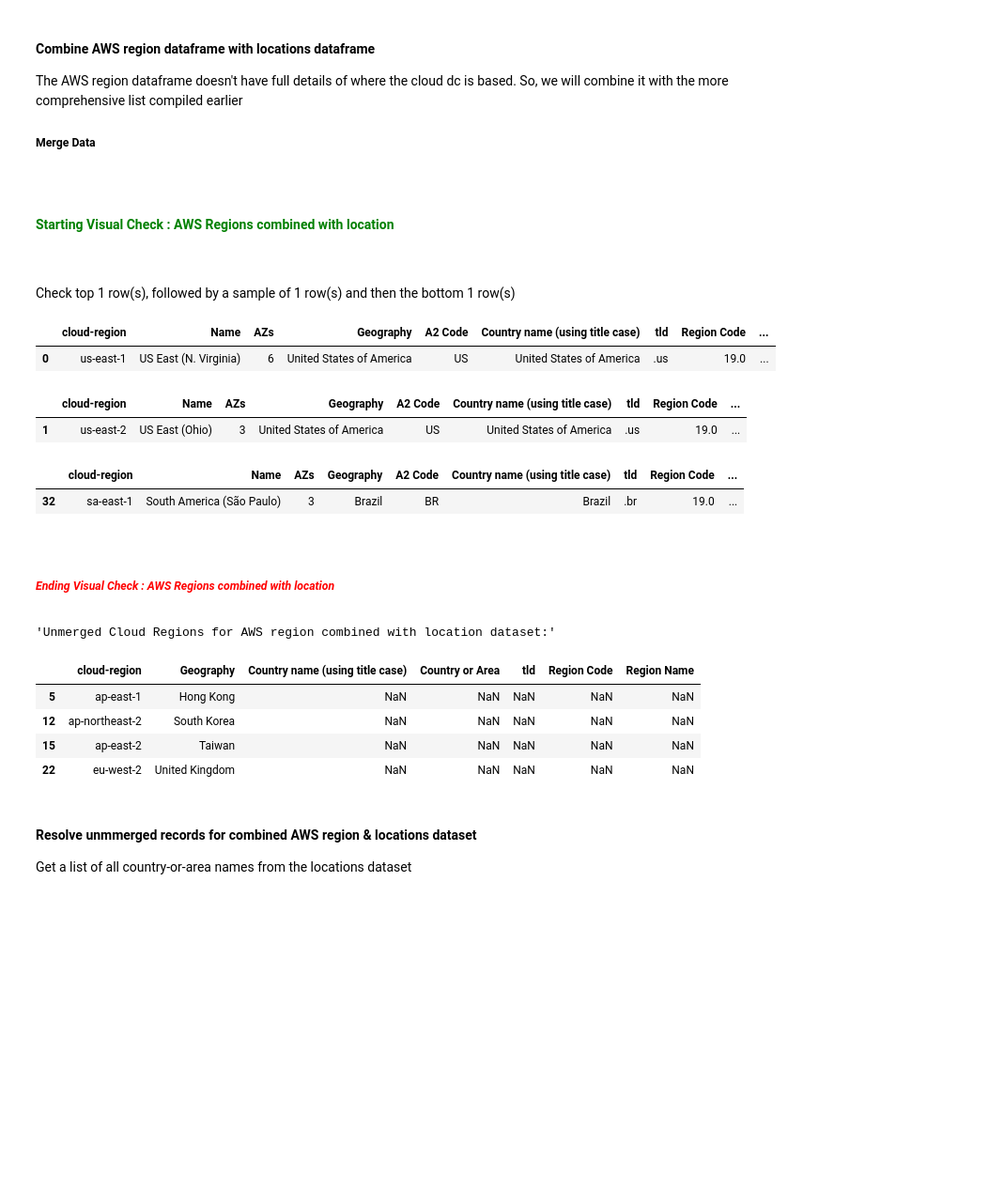
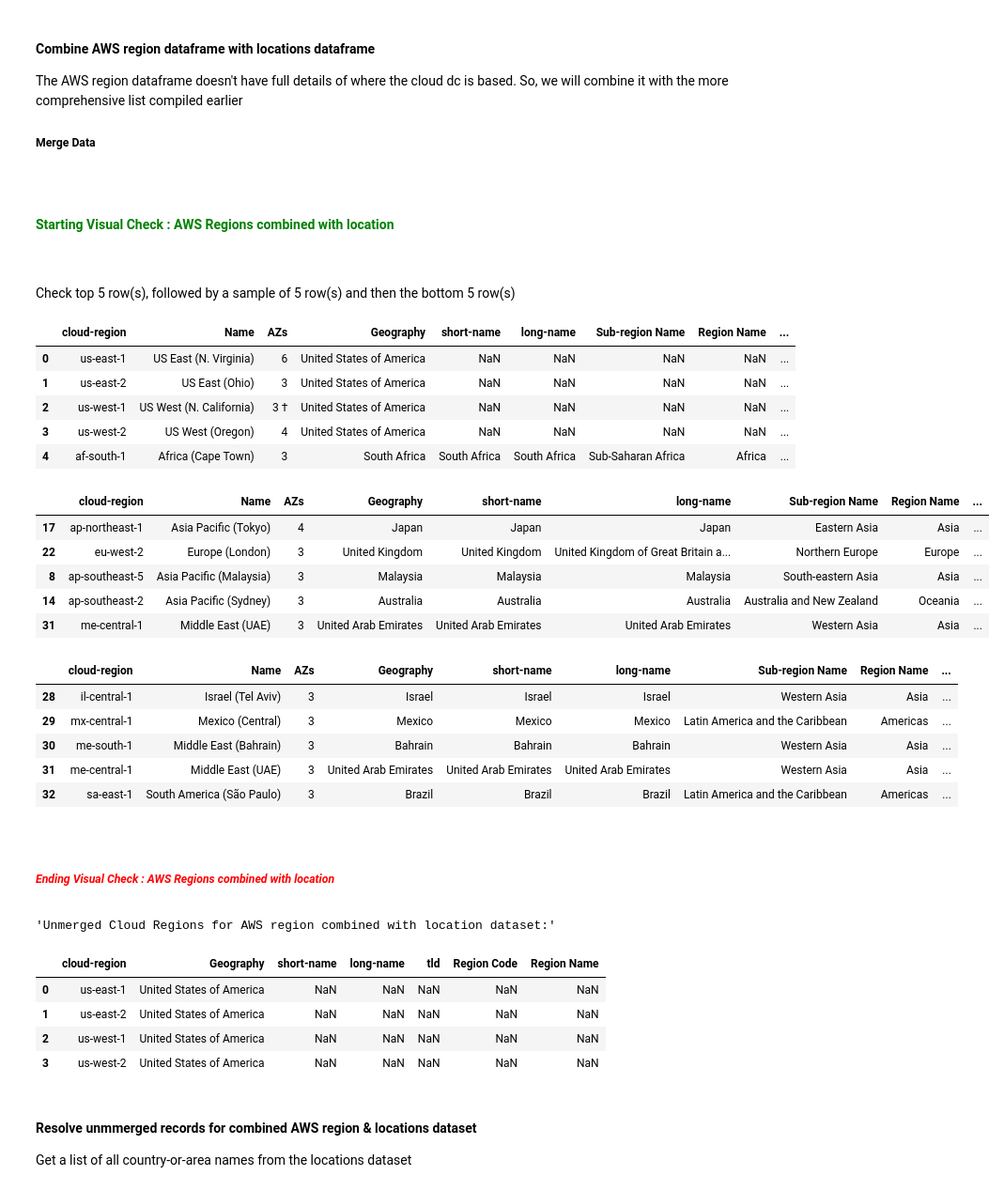
Before and after one commit to craig-dougan-maersk/MSc_Software_Eng_DataEngineering_Submission, a Jupyter notebook: countries_combine_all_clouds.ipynb, the cells around one changed output. Shown at 94% size. Saved outputs shown, nothing was run; the diff lists cells and outputs as text; code cells hidden in the pictures; blank space fills up the shorter version.

```diff
--- a/countries_combine_all_clouds.ipynb
+++ b/countries_combine_all_clouds.ipynb
@@ -29 +32,15 @@ from IPython.display import display, HTML
+# %%
+def write(text,colour='black',style='normal',header=0):
+    htag=dict()
+    if header > 0:
+        htag['open'] = f"<h{header}>"
+        htag['close'] = f"</h{header}>"
+    else:
+        htag['open'] =  htag['close'] = ""
+    display(HTML(f'<span style="color: {colour};font-style:{style}"><br>{htag['open']}{text}{htag['close']}</span>'))
+
+def check_if_variable_is_defined_globally(variable_name):
+    if variable_name in globals():
+        return True
+    return False
 # %% [markdown]
@@ -212,9 +229,15 @@ def merge_tld_and_m49_datasets(input_df_left, input_df_right):
 def combine_cloud_region_details_with_location_info(
         input_cloud_region_df,
         left='Geography',
-        right='Country or Area',
-        input_locations_df = locations_df,
+        right='short-name',
+        input_locations_df = None,
 ):
+    if not input_locations_df:
+        if check_if_variable_is_defined_globally("locations_df"):
+            input_locations_df=locations_df.copy()
+        else:
+            return None
+
     return pd.merge(
         input_cloud_region_df,
         input_locations_df,
@@ -286,10 +321,10 @@ def check_consistency_tld_m49_dataset_post_cleanup(input_df):
 
 '''Look for any records that didnt merge correctly'''
 def identify_cloud_regions_with_incomplete_country_info(input_df,dataset_name):
-    '''create a list of any rows with null values for Country or Area'''
-    unmerged_cloud_regions = input_df[input_df['Country or Area'].isnull()]['cloud-region'].to_list()
+    '''create a list of any rows with null values for short-name'''
+    unmerged_cloud_regions = input_df[input_df['short-name'].isnull()]['cloud-region'].to_list()
     '''Create a DataFrame collating details of the unmerged regions'''
-    unmerged_details_df = input_df[input_df['cloud-region'].isin(unmerged_cloud_regions)][['cloud-region', 'Geography','Country name (using title case)','Country or Area','tld','Region Code','Region Name']]
+    unmerged_details_df = input_df[input_df['cloud-region'].isin(unmerged_cloud_regions)][['cloud-region', 'Geography','short-name','long-name','tld','Region Code','Region Name']]
     display(f"Unmerged Cloud Regions for {dataset_name}:")
     display(unmerged_details_df)
     return unmerged_details_df
@@ -303,3 +338,11 @@ def look_for_duplicate_locations(input_df):
     write("Full rows with duplicates")
     output_df = output_df[output_df['short-name'].duplicated(keep=False)]
     display(output_df)
+
+def show_potential_matches_for_countries(input_df=None,column_name='Geography'):
+    if input_df is not None:
+        country_list = input_df[column_name].drop_duplicates().to_list()
+
+        for country_name in country_list:
+            write(f"Potential matches for : {country_name}",header=3,colour="blue")
+            display(results['possible_matches'][country_name])
@@ -574,25 +668,37 @@ The AWS region dataframe doesn't have full details of where the cloud dc is base
 ##### Merge Data
 # %%
 aws_combined_df = combine_cloud_region_details_with_location_info(aws_region_df)
-visual_check_dataframe(aws_combined_df,"AWS Regions combined with location",rows=1)
+visual_check_dataframe(aws_combined_df,"AWS Regions combined with location",rows=5)
 '''Report AWS regions missing or incomplete country info'''
 unmerged_aws_cloud_regions = identify_cloud_regions_with_incomplete_country_info(aws_combined_df,"AWS region combined with location dataset")
 # %% [output]
 Starting Visual Check : AWS Regions combined with location
-Check top 1 row(s), followed by a sample of 1 row(s) and then the bottom 1 row(s)
+Check top 5 row(s), followed by a sample of 5 row(s) and then the bottom 5 row(s)
-|  | cloud-region | Name | AZs | Geography | A2 Code | Country name (using title case) | tld | Region Code | ... |
-| 0 | us-east-1 | US East (N. Virginia) | 6 | United States of America | US | United States of America | .us | 19.0 | ... |
+|  | cloud-region | Name | AZs | Geography | short-name | long-name | Sub-region Name | Region Name | ... |
+| 0 | us-east-1 | US East (N. Virginia) | 6 | United States of America | NaN | NaN | NaN | NaN | ... |
+| 1 | us-east-2 | US East (Ohio) | 3 | United States of America | NaN | NaN | NaN | NaN | ... |
+| 2 | us-west-1 | US West (N. California) | 3 † | United States of America | NaN | NaN | NaN | NaN | ... |
+| 3 | us-west-2 | US West (Oregon) | 4 | United States of America | NaN | NaN | NaN | NaN | ... |
+| 4 | af-south-1 | Africa (Cape Town) | 3 | South Africa | South Africa | South Africa | Sub-Saharan Africa | Africa | ... |
-|  | cloud-region | Name | AZs | Geography | A2 Code | Country name (using title case) | tld | Region Code | ... |
-| 1 | us-east-2 | US East (Ohio) | 3 | United States of America | US | United States of America | .us | 19.0 | ... |
+|  | cloud-region | Name | AZs | Geography | short-name | long-name | Sub-region Name | Region Name | ... |
+| 17 | ap-northeast-1 | Asia Pacific (Tokyo) | 4 | Japan | Japan | Japan | Eastern Asia | Asia | ... |
+| 22 | eu-west-2 | Europe (London) | 3 | United Kingdom | United Kingdom | United Kingdom of Great Britain a... | Northern Europe | Europe | ... |
+| 8 | ap-southeast-5 | Asia Pacific (Malaysia) | 3 | Malaysia | Malaysia | Malaysia | South-eastern Asia | Asia | ... |
+| 14 | ap-southeast-2 | Asia Pacific (Sydney) | 3 | Australia | Australia | Australia | Australia and New Zealand | Oceania | ... |
+| 31 | me-central-1 | Middle East (UAE) | 3 | United Arab Emirates | United Arab Emirates | United Arab Emirates | Western Asia | Asia | ... |
-|  | cloud-region | Name | AZs | Geography | A2 Code | Country name (using title case) | tld | Region Code | ... |
-| 32 | sa-east-1 | South America (São Paulo) | 3 | Brazil | BR | Brazil | .br | 19.0 | ... |
+|  | cloud-region | Name | AZs | Geography | short-name | long-name | Sub-region Name | Region Name | ... |
+| 28 | il-central-1 | Israel (Tel Aviv) | 3 | Israel | Israel | Israel | Western Asia | Asia | ... |
+| 29 | mx-central-1 | Mexico (Central) | 3 | Mexico | Mexico | Mexico | Latin America and the Caribbean | Americas | ... |
+| 30 | me-south-1 | Middle East (Bahrain) | 3 | Bahrain | Bahrain | Bahrain | Western Asia | Asia | ... |
+| 31 | me-central-1 | Middle East (UAE) | 3 | United Arab Emirates | United Arab Emirates | United Arab Emirates | Western Asia | Asia | ... |
+| 32 | sa-east-1 | South America (São Paulo) | 3 | Brazil | Brazil | Brazil | Latin America and the Caribbean | Americas | ... |
 Ending Visual Check : AWS Regions combined with location
 'Unmerged Cloud Regions for AWS region combined with location dataset:'
-|  | cloud-region | Geography | Country name (using title case) | Country or Area | tld | Region Code | Region Name |
-| 5 | ap-east-1 | Hong Kong | NaN | NaN | NaN | NaN | NaN |
-| 12 | ap-northeast-2 | South Korea | NaN | NaN | NaN | NaN | NaN |
-| 15 | ap-east-2 | Taiwan | NaN | NaN | NaN | NaN | NaN |
-| 22 | eu-west-2 | United Kingdom | NaN | NaN | NaN | NaN | NaN |
+|  | cloud-region | Geography | short-name | long-name | tld | Region Code | Region Name |
+| 0 | us-east-1 | United States of America | NaN | NaN | NaN | NaN | NaN |
+| 1 | us-east-2 | United States of America | NaN | NaN | NaN | NaN | NaN |
+| 2 | us-west-1 | United States of America | NaN | NaN | NaN | NaN | NaN |
+| 3 | us-west-2 | United States of America | NaN | NaN | NaN | NaN | NaN |
 # %% [markdown]
 #### Resolve unmmerged records for combined AWS region & locations dataset
 Get a list of all country-or-area names from the locations dataset
```
Also changed, not shown: parts of 27 cells of this notebook.
